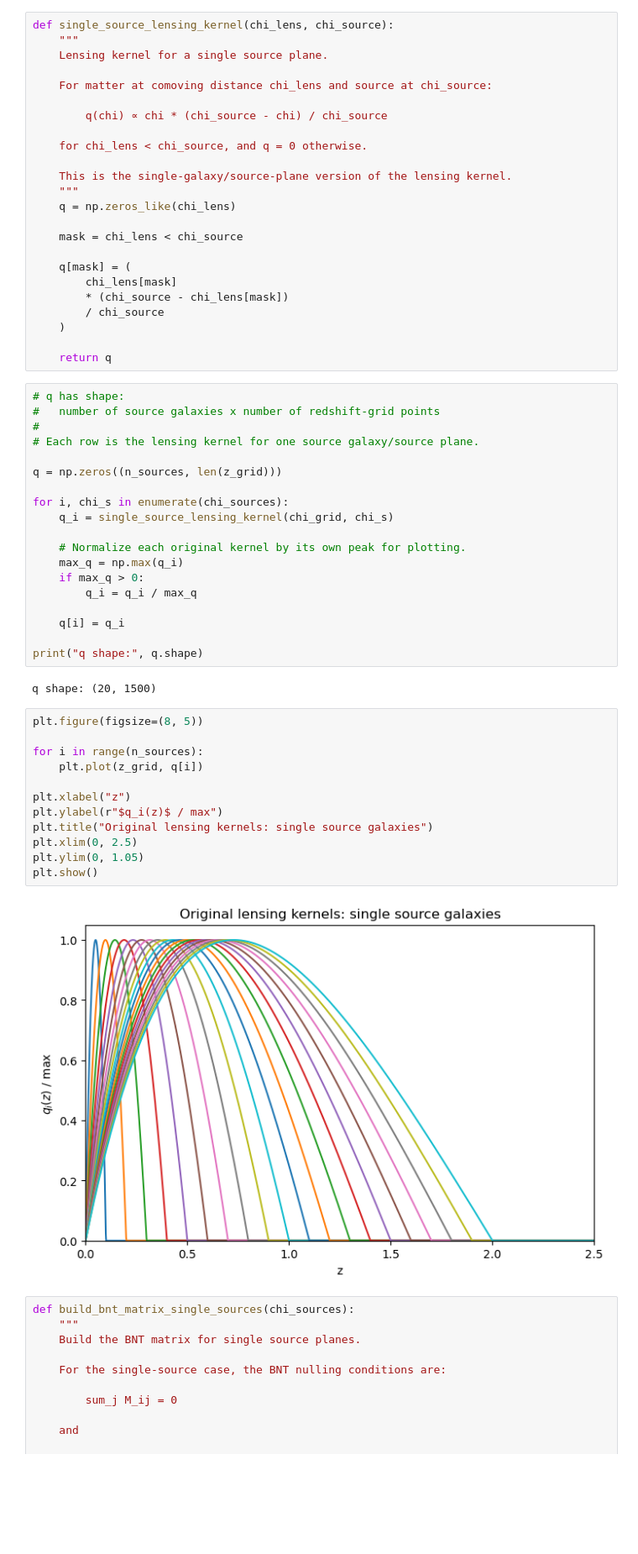
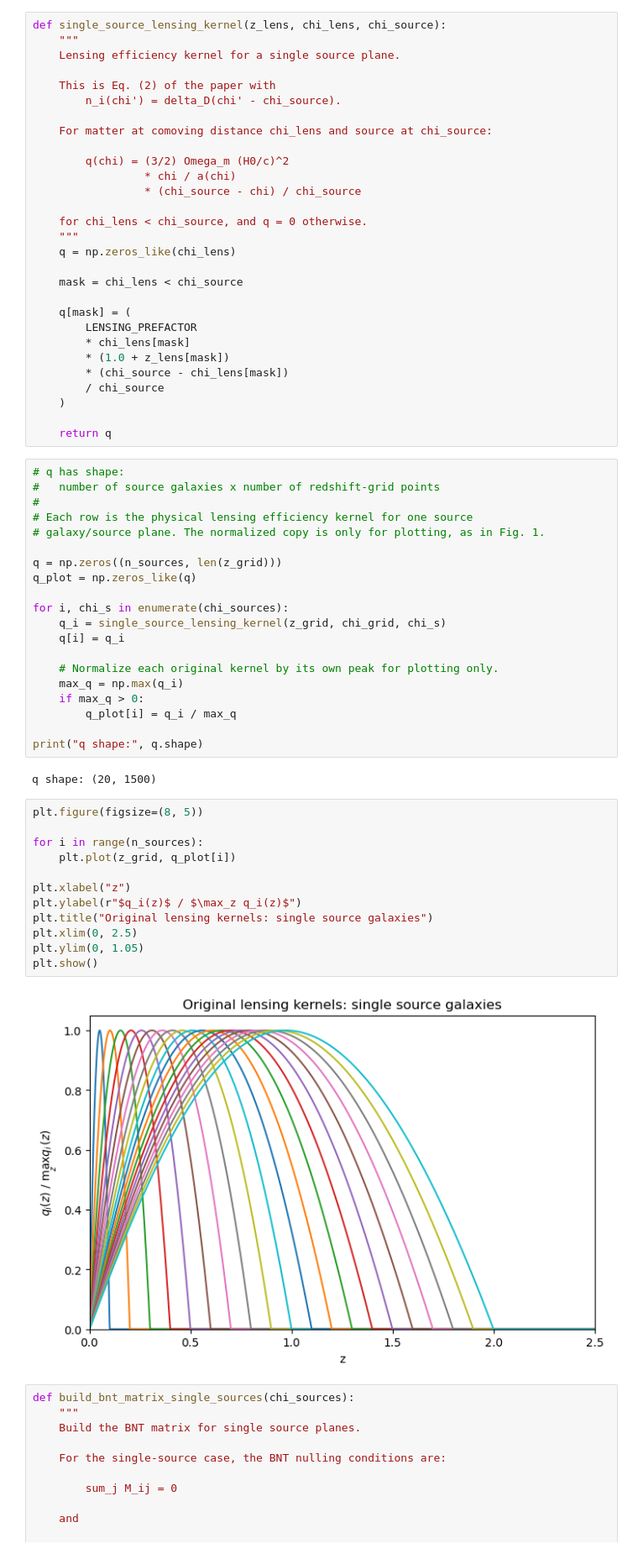
Before and after one commit to jhz7az/LSSTDP1WL, a Jupyter notebook: 20SimSimple.ipynb, the cells around one changed output. Shown at 84% size. Saved outputs shown, nothing was run; the diff lists cells and outputs as text; blank space fills up the shorter version.

```diff
--- a/20SimSimple.ipynb
+++ b/20SimSimple.ipynb
@@ -48,24 +57,29 @@ Source comoving distances:
  3536.94574609 3759.79314935 3970.50295804 4169.97741666 4359.05249836
  4538.49882768 4709.02466107 4871.279067   5025.85536545 5173.29725355]
 # %%
-def single_source_lensing_kernel(chi_lens, chi_source):
+def single_source_lensing_kernel(z_lens, chi_lens, chi_source):
     """
-    Lensing kernel for a single source plane.
+    Lensing efficiency kernel for a single source plane.
+
+    This is Eq. (2) of the paper with
+        n_i(chi') = delta_D(chi' - chi_source).
 
     For matter at comoving distance chi_lens and source at chi_source:
 
-        q(chi) ∝ chi * (chi_source - chi) / chi_source
+        q(chi) = (3/2) Omega_m (H0/c)^2
+                 * chi / a(chi)
+                 * (chi_source - chi) / chi_source
 
     for chi_lens < chi_source, and q = 0 otherwise.
-
-    This is the single-galaxy/source-plane version of the lensing kernel.
     """
     q = np.zeros_like(chi_lens)
 
     mask = chi_lens < chi_source
 
     q[mask] = (
-        chi_lens[mask]
+        LENSING_PREFACTOR
+        * chi_lens[mask]
+        * (1.0 + z_lens[mask])
         * (chi_source - chi_lens[mask])
         / chi_source
     )
@@ -75,19 +89,20 @@ def single_source_lensing_kernel(chi_lens, chi_source):
 # q has shape:
 #   number of source galaxies x number of redshift-grid points
 #
-# Each row is the lensing kernel for one source galaxy/source plane.
+# Each row is the physical lensing efficiency kernel for one source
+# galaxy/source plane. The normalized copy is only for plotting, as in Fig. 1.
 
 q = np.zeros((n_sources, len(z_grid)))
+q_plot = np.zeros_like(q)
 
 for i, chi_s in enumerate(chi_sources):
-    q_i = single_source_lensing_kernel(chi_grid, chi_s)
+    q_i = single_source_lensing_kernel(z_grid, chi_grid, chi_s)
+    q[i] = q_i
 
-    # Normalize each original kernel by its own peak for plotting.
+    # Normalize each original kernel by its own peak for plotting only.
     max_q = np.max(q_i)
     if max_q > 0:
-        q_i = q_i / max_q
-
-    q[i] = q_i
+        q_plot[i] = q_i / max_q
 
 print("q shape:", q.shape)
 # %% [output]
@@ -95,17 +110,17 @@ q shape: (20, 1500)
 # %%
 plt.figure(figsize=(8, 5))
 
 for i in range(n_sources):
-    plt.plot(z_grid, q[i])
+    plt.plot(z_grid, q_plot[i])
 
 plt.xlabel("z")
-plt.ylabel(r"$q_i(z)$ / max")
+plt.ylabel(r"$q_i(z)$ / $\max_z q_i(z)$")
 plt.title("Original lensing kernels: single source galaxies")
 plt.xlim(0, 2.5)
 plt.ylim(0, 1.05)
 plt.show()
 # %% [output]
-[figure, old version]
+[figure, new version]
 # %%
 def build_bnt_matrix_single_sources(chi_sources):
     """
```
Also changed, not shown: parts of 5 cells of this notebook.
